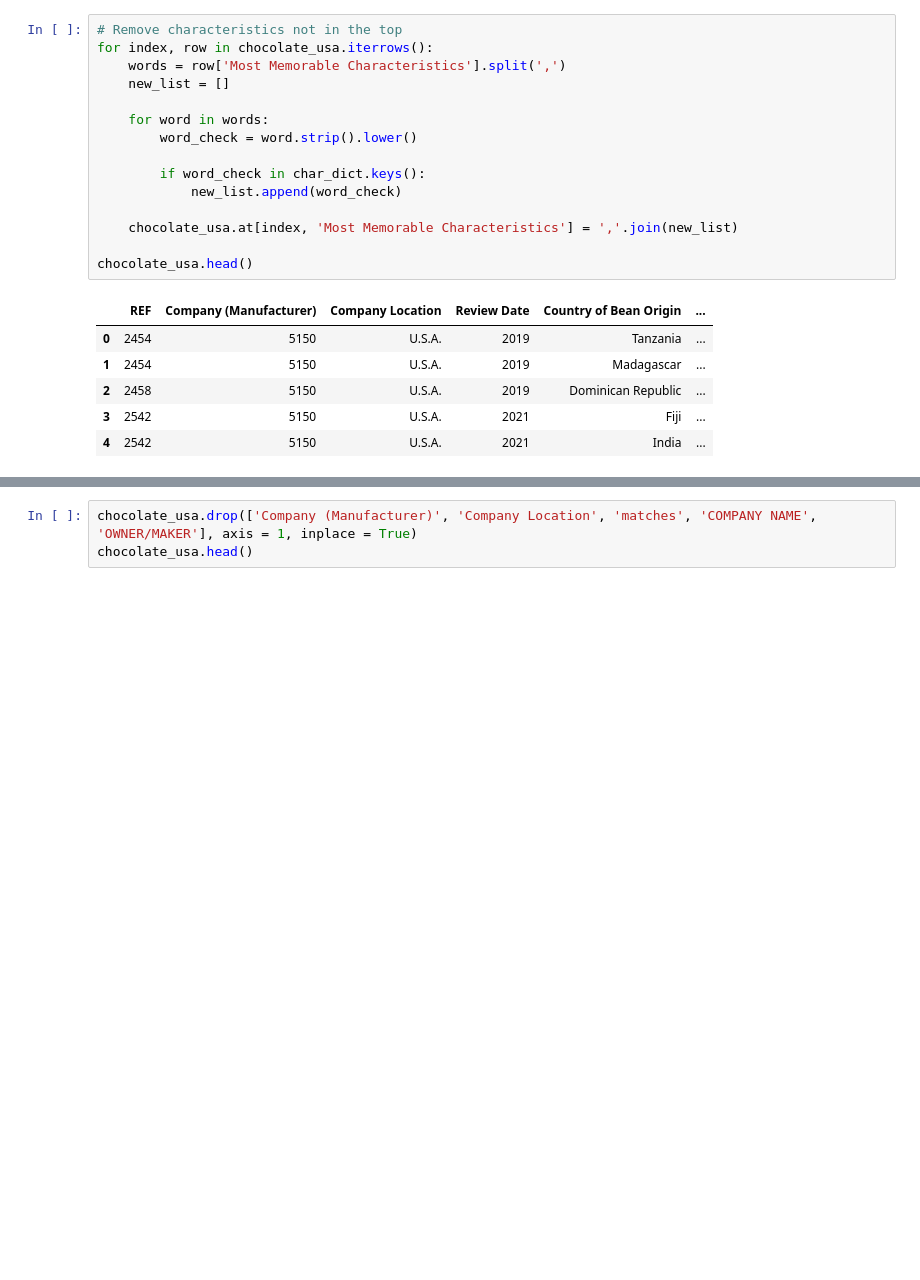
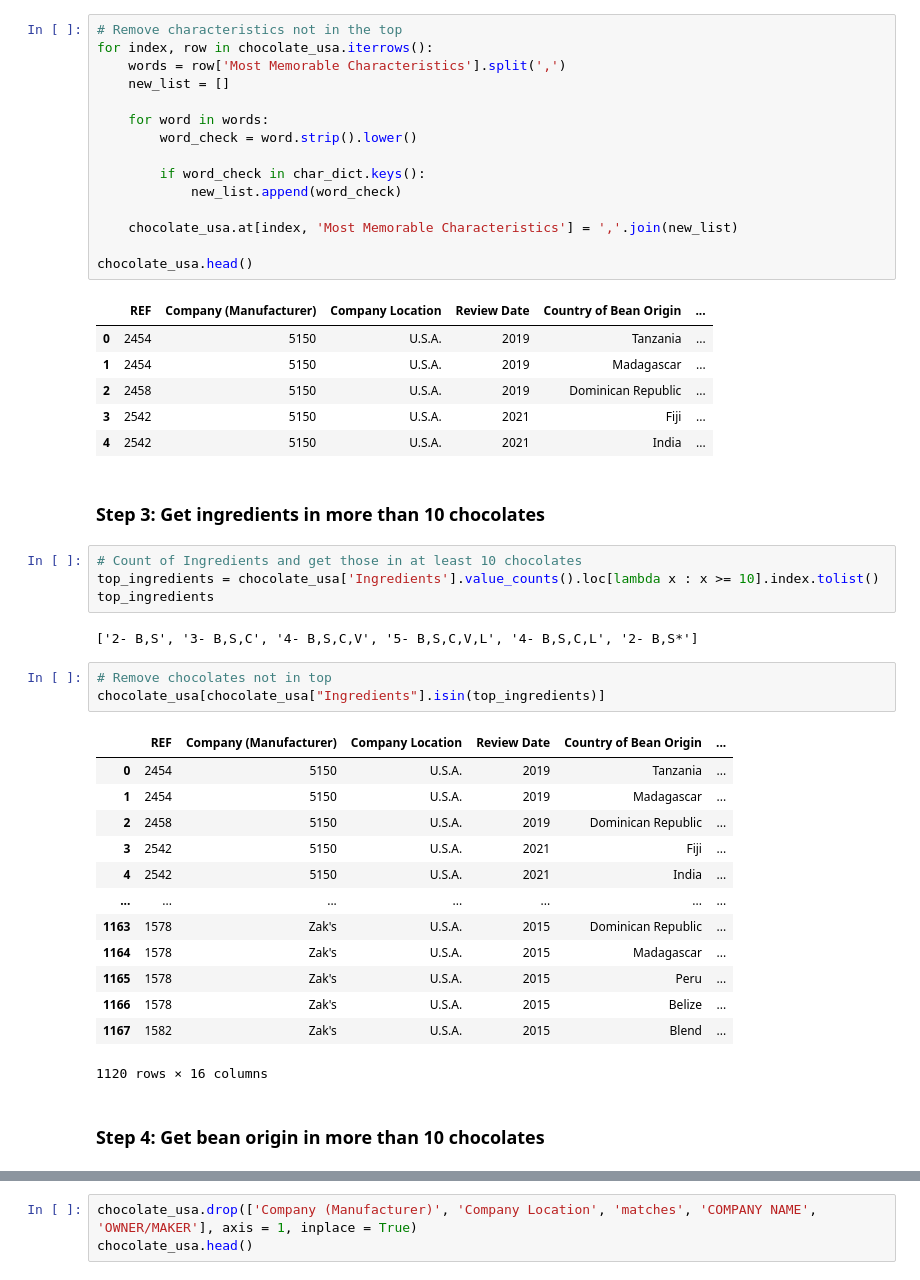
Before and after one commit to cableredi/BellevueUniv_MDS, a Jupyter notebook: DSC550/Term Paper/Chocolate_CableKimberly.ipynb, the cells around one changed output, grey strips where cells are left out. Saved outputs shown, nothing was run; the diff lists cells and outputs as text; blank space fills up the shorter version.

```diff
--- a/DSC550/Term Paper/Chocolate_CableKimberly.ipynb
+++ b/DSC550/Term Paper/Chocolate_CableKimberly.ipynb
@@ -682,3 +721,30 @@ chocolate_usa.head()
 | 2 | 2458 | 5150 | U.S.A. | 2019 | Dominican Republic | ... |
 | 3 | 2542 | 5150 | U.S.A. | 2021 | Fiji | ... |
 | 4 | 2542 | 5150 | U.S.A. | 2021 | India | ... |
+# %% [markdown]
+### Step 3: Get ingredients in more than 10 chocolates
+# %%
+# Count of Ingredients and get those in at least 10 chocolates
+top_ingredients = chocolate_usa['Ingredients'].value_counts().loc[lambda x : x >= 10].index.tolist()
+top_ingredients
+# %% [output]
+['2- B,S', '3- B,S,C', '4- B,S,C,V', '5- B,S,C,V,L', '4- B,S,C,L', '2- B,S*']
+# %%
+# Remove chocolates not in top
+chocolate_usa[chocolate_usa["Ingredients"].isin(top_ingredients)]
+# %% [output]
+|  | REF | Company (Manufacturer) | Company Location | Review Date | Country of Bean Origin | ... |
+| 0 | 2454 | 5150 | U.S.A. | 2019 | Tanzania | ... |
+| 1 | 2454 | 5150 | U.S.A. | 2019 | Madagascar | ... |
+| 2 | 2458 | 5150 | U.S.A. | 2019 | Dominican Republic | ... |
+| 3 | 2542 | 5150 | U.S.A. | 2021 | Fiji | ... |
+| 4 | 2542 | 5150 | U.S.A. | 2021 | India | ... |
+| ... | ... | ... | ... | ... | ... | ... |
+| 1163 | 1578 | Zak's | U.S.A. | 2015 | Dominican Republic | ... |
+| 1164 | 1578 | Zak's | U.S.A. | 2015 | Madagascar | ... |
+| 1165 | 1578 | Zak's | U.S.A. | 2015 | Peru | ... |
+| 1166 | 1578 | Zak's | U.S.A. | 2015 | Belize | ... |
+| 1167 | 1582 | Zak's | U.S.A. | 2015 | Blend | ... |
+1120 rows × 16 columns
+# %% [markdown]
+### Step 4: Get bean origin in more than 10 chocolates
```
Also changed, not shown: parts of 23 cells of this notebook.
